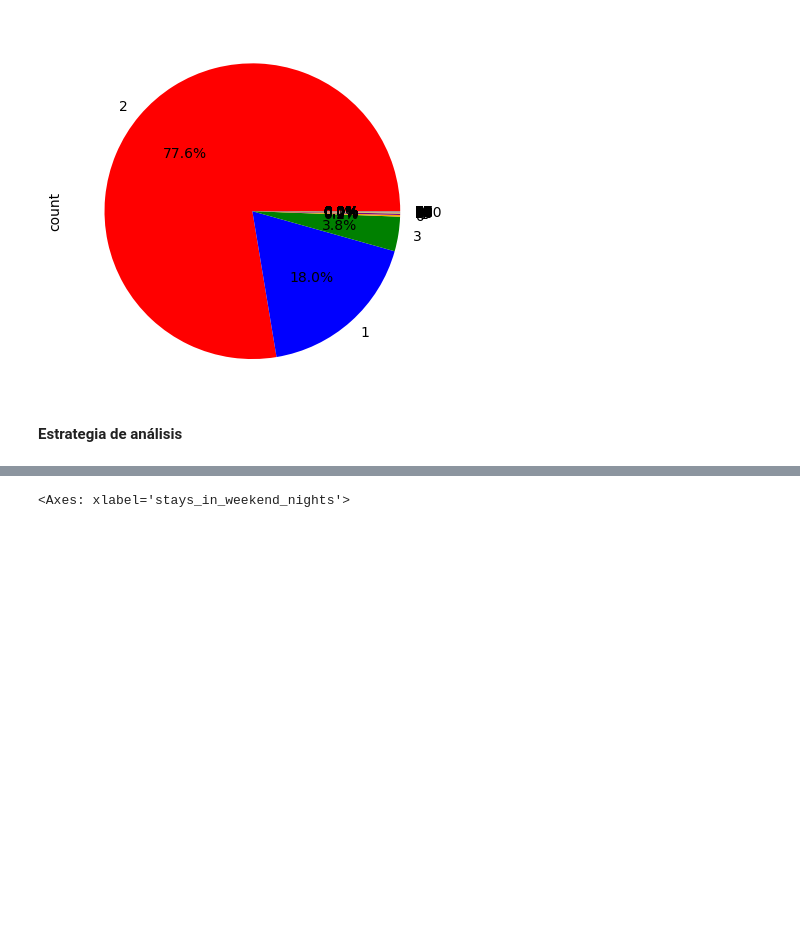
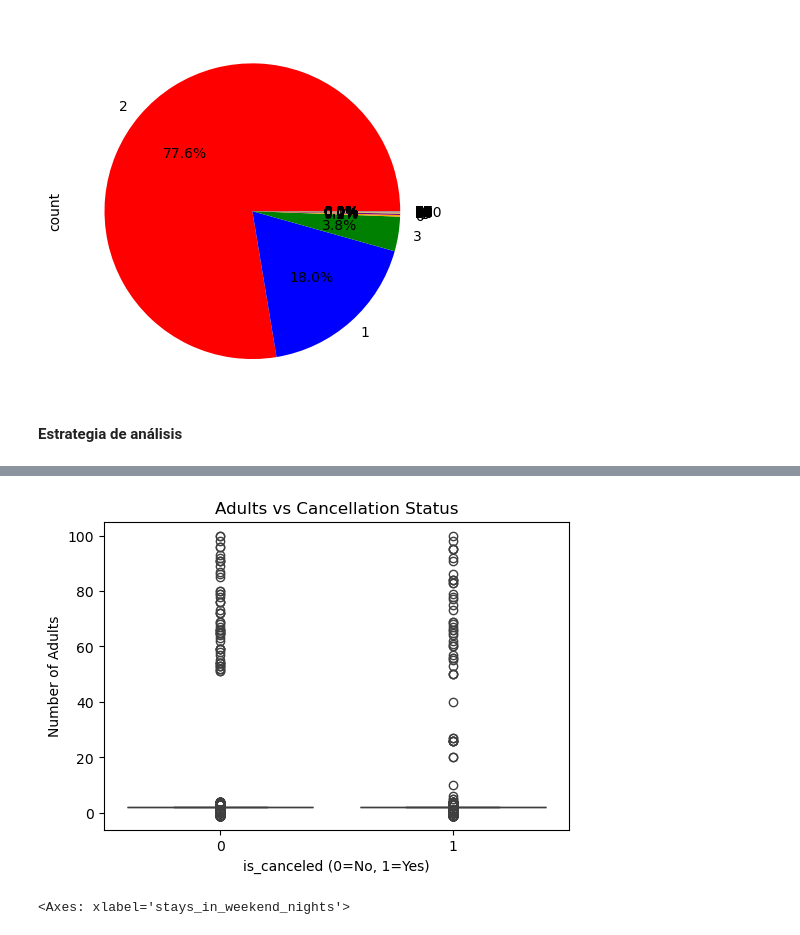
Before and after one commit to CatGelvez01/Ciencia_de_datos_aplicada_taller-1, a Jupyter notebook: taller1.ipynb, the cells around one changed output, grey strips where cells are left out. Drawn from its saved outputs; the diff is of its cells as text; code cells hidden in the pictures; blank space fills up the shorter version.

```diff
--- a/taller1.ipynb
+++ b/taller1.ipynb
@@ -431,3 +610,14 @@ data.groupby(['country'])['is_canceled'].count().plot(kind='pie')
+# %%
+# Visualización de la distribución de 'adults' por estado de cancelación
+
+plt.figure(figsize=(6,4))
+sns.boxplot(x="is_canceled", y="adults", data=data)
+plt.title("Adults vs Cancellation Status")
+plt.xlabel("is_canceled (0=No, 1=Yes)")
+plt.ylabel("Number of Adults")
+plt.show()
+# %% [output]
+[figure, added]
 # %%
 data.groupby('stays_in_weekend_nights')['is_canceled'].count().plot(kind='bar')
 # %% [output]
```
Also changed, not shown: parts of 21 cells of this notebook.
